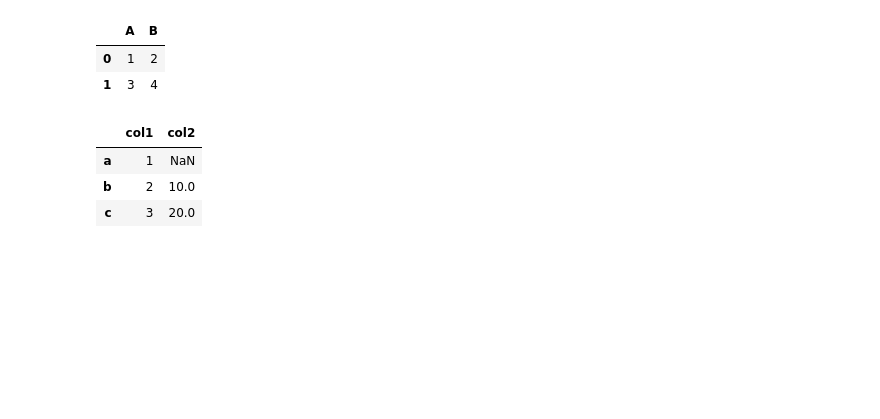
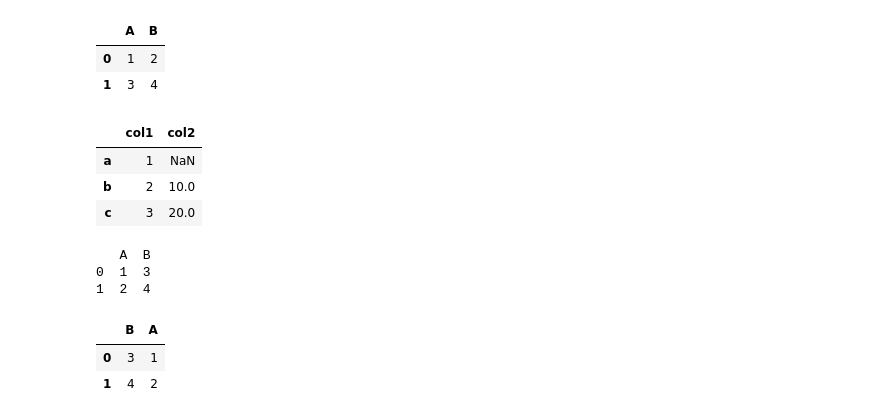
Before and after one commit to navyaanejathegreat/py_libraries, a Jupyter notebook: pandas.ipynb, the cells around one changed output. Drawn from its saved outputs; the diff is of its cells as text; code cells hidden in the pictures; blank space fills up the shorter version.

```diff
--- a/pandas.ipynb
+++ b/pandas.ipynb
@@ -220,3 +220,24 @@ df
 | a | 1 | NaN |
 | b | 2 | 10.0 |
 | c | 3 | 20.0 |
+# %%
+#When a particular set of columns is passed along with a dict of data,
+# the passed columns override the keys in the dict.
+data = {
+    "A": [1, 2],
+    "B": [3, 4]
+}
+df = pd.DataFrame(data)
+print(df)
+df = pd.DataFrame(
+    data,
+    columns=["B", "A"]
+)
+df
+# %% [output]
+   A  B
+0  1  3
+1  2  4
+|  | B | A |
+| 0 | 3 | 1 |
+| 1 | 4 | 2 |
```
Also changed, not shown: parts of 4 cells of this notebook.
